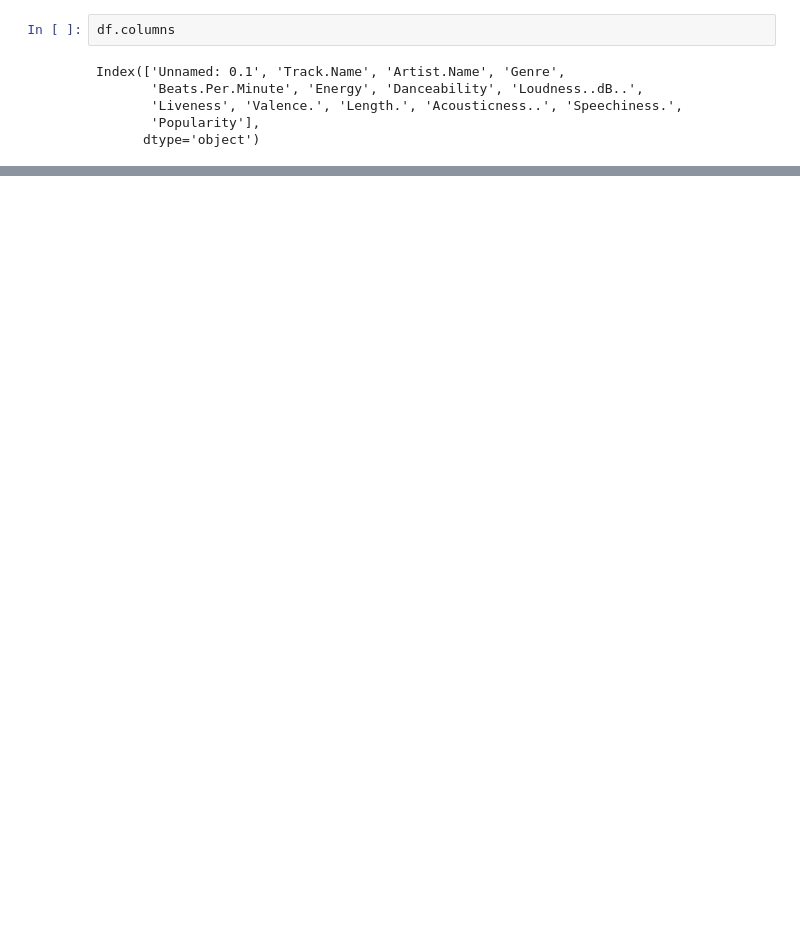
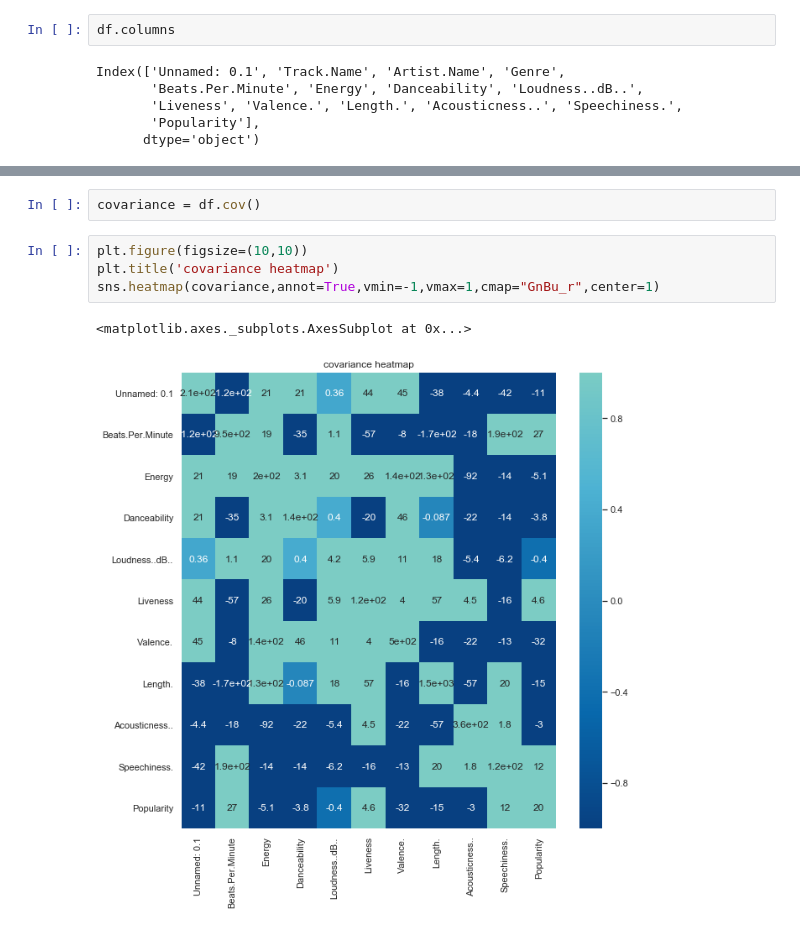
Before and after one commit to Johnsonxd4/analysis_with_pandas, a Jupyter notebook: spotify-songs/spotify-songs.ipynb, the cells around one changed output, grey strips where cells are left out. Saved outputs shown, nothing was run; the diff lists cells and outputs as text; blank space fills up the shorter version.

```diff
--- a/spotify-songs/spotify-songs.ipynb
+++ b/spotify-songs/spotify-songs.ipynb
@@ -86,0 +80,9 @@ sns.regplot(x='Speechiness.',y='Popularity',data=df)
+# %%
+covariance = df.cov()
+# %%
+plt.figure(figsize=(10,10))
+plt.title('covariance heatmap')
+sns.heatmap(covariance,annot=True,vmin=-1,vmax=1,cmap="GnBu_r",center=1)
+# %% [output]
+<matplotlib.axes._subplots.AxesSubplot at 0x...>
+[figure, added]
```
Also changed, not shown: parts of 10 cells of this notebook.
